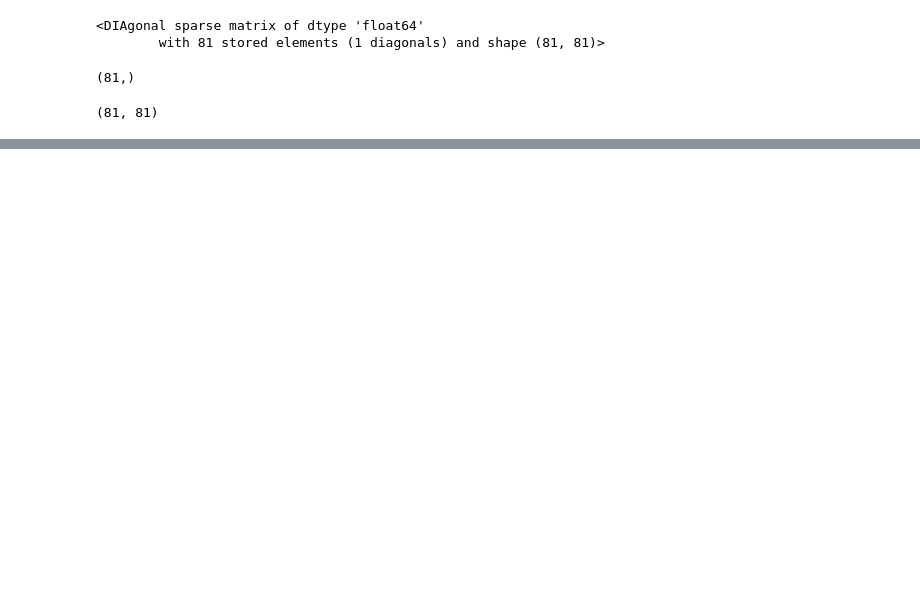
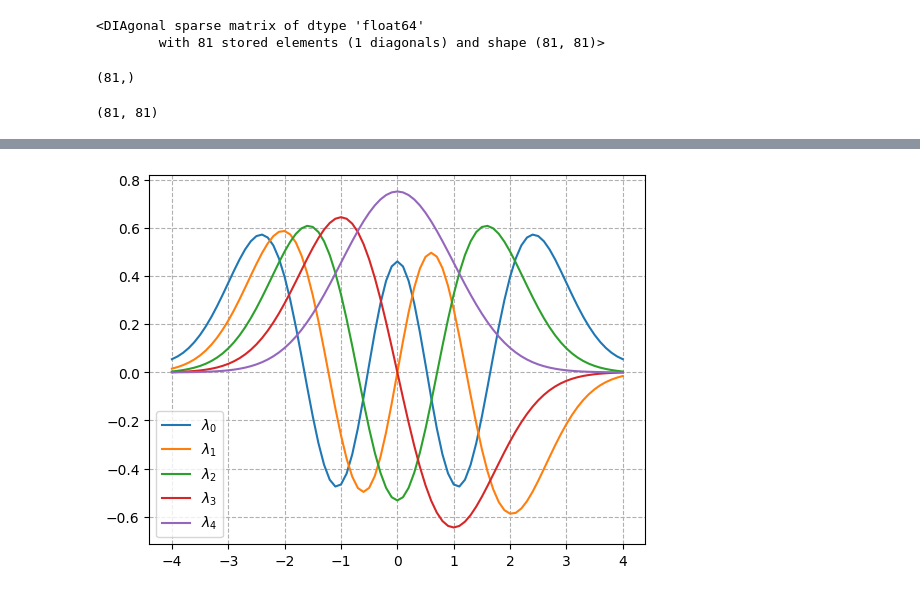
Before and after one commit to hunter-lybbert/uw-central, a Jupyter notebook: scientific_computing/hw_03/hw_03_quantum_harmonic_oscillator.ipynb, the cells around one changed output, grey strips where cells are left out. Drawn from its saved outputs; the diff is of its cells as text; code cells hidden in the pictures; blank space fills up the shorter version.

```diff
--- a/scientific_computing/hw_03/hw_03_quantum_harmonic_oscillator.ipynb
+++ b/scientific_computing/hw_03/hw_03_quantum_harmonic_oscillator.ipynb
@@ -191,3 +188,15 @@ Eigenvalues:
+# %%
+for j, eigenvector in enumerate(V5.T):
+    trap_norm_of_eigenvector = np.trapezoid(eigenvector*eigenvector, x)
+    trap_normalized_eigenvector = eigenvector/np.sqrt(trap_norm_of_eigenvector)
+
+    plt.plot(x, trap_normalized_eigenvector, label=rf"$\lambda_{j}$")
+    plt.legend()
+    plt.grid()
+
+plt.show()
+# %% [output]
+[figure, added]
 # %%
 D5
 # %% [output]
```
Also changed, not shown: parts of 11 cells of this notebook.
